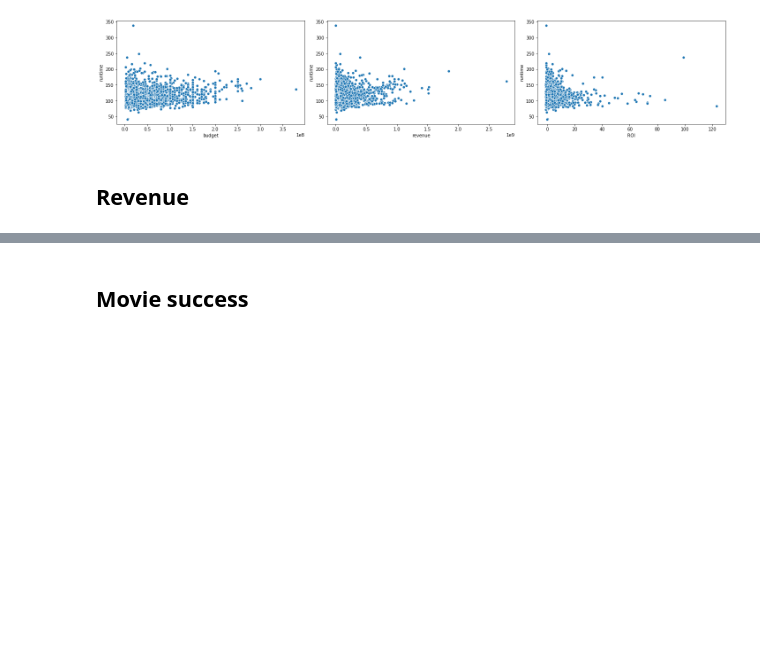
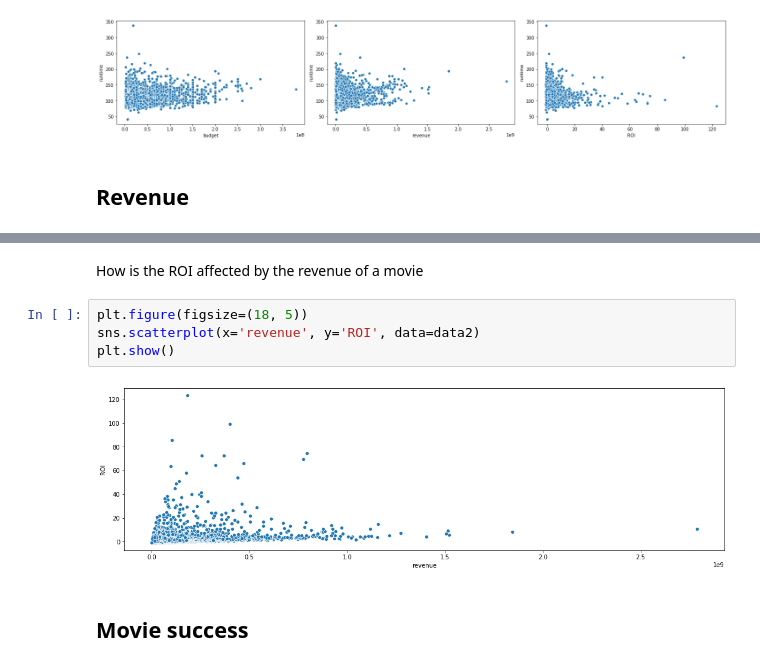
Before and after one commit to leyaof/movie-analysis, a Jupyter notebook: movie-analysis.ipynb, the cells around one changed output, grey strips where cells are left out. Drawn from its saved outputs; the diff is of its cells as text; blank space fills up the shorter version.

```diff
--- a/movie-analysis.ipynb
+++ b/movie-analysis.ipynb
@@ -257,3 +257,11 @@ plt.show()
+# %% [markdown]
+How is the ROI affected by the revenue of a movie
+# %%
+plt.figure(figsize=(18, 5))
+sns.scatterplot(x='revenue', y='ROI', data=data2)
+plt.show()
+# %% [output]
+[figure, added]
 # %% [markdown]
 ## Movie success
 # %% [markdown]
```
Also changed, not shown: parts of 10 cells of this notebook.
